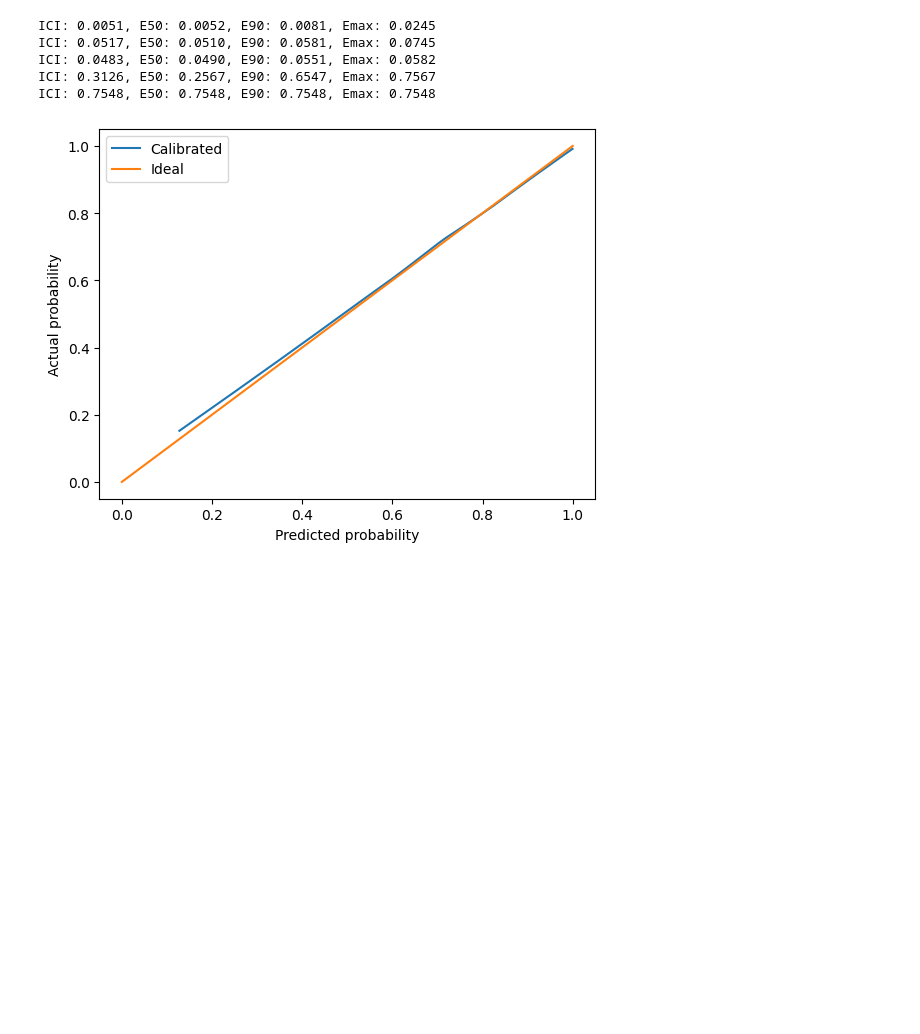
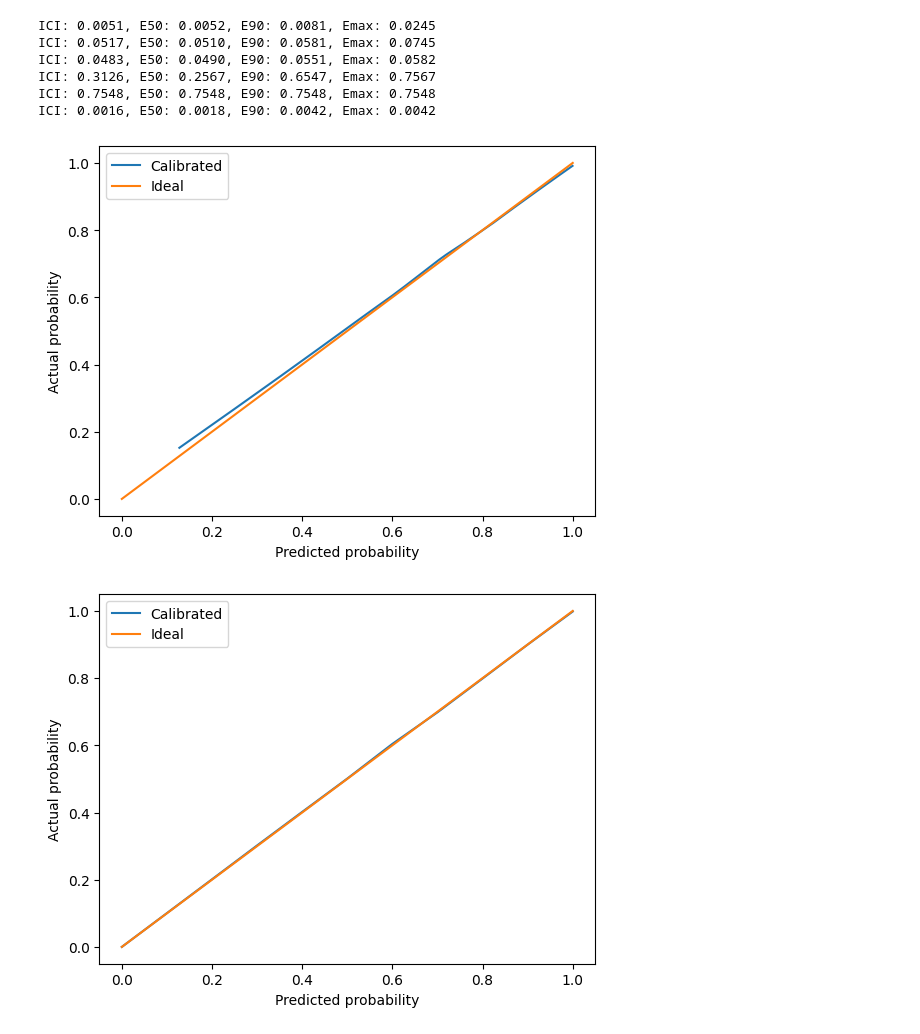
Before and after one commit to open-spaced-repetition/spaced-repetition-algorithm-metric, a Jupyter notebook: cheat_ICI.ipynb, the cells around one changed output. Saved outputs shown, nothing was run; the diff lists cells and outputs as text; code cells hidden in the pictures; blank space fills up the shorter version.

```diff
--- a/ICI.ipynb
+++ b/cheat_ICI.ipynb
@@ -34,28 +34,32 @@ evaluate(list(map(lambda x: x - 0.05, p)), y)
 evaluate(list(map(lambda x: x + 0.05, p)), y)
 evaluate([np.random.random() for _ in range(len(y))], y)
 evaluate([sum(y)/len(y)] * len(y), y)
+evaluate(np.convolve(y, np.ones(10), 'same') / 10, y)
 # %% [output]
 ICI: 0.0051, E50: 0.0052, E90: 0.0081, Emax: 0.0245
 ICI: 0.0517, E50: 0.0510, E90: 0.0581, Emax: 0.0745
 ICI: 0.0483, E50: 0.0490, E90: 0.0551, Emax: 0.0582
 ICI: 0.3126, E50: 0.2567, E90: 0.6547, Emax: 0.7567
 ICI: 0.7548, E50: 0.7548, E90: 0.7548, Emax: 0.7548
+ICI: 0.0016, E50: 0.0018, E90: 0.0042, Emax: 0.0042
 # %%
 def calibrate(p, y):
     p, observation = lowess(y, p, it=0, delta=0.01*(max(p)-min(p))).T
     if all([x == 0 for x in observation]):
         # window smooth
         window_size = int(len(y)/3)
         observation = np.convolve(y, np.ones(
             window_size), 'same') / window_size
     plt.plot(p, observation)
     plt.plot([0, 1], [0, 1])
     plt.xlabel("Predicted probability")
     plt.ylabel("Actual probability")
     plt.legend(["Calibrated", "Ideal"])
     plt.show()
 
 
 calibrate(p, y)
+calibrate(np.convolve(y, np.ones(10), 'same') / 10, y)
 # %% [output]
 [figure]
+[figure, added]
```
